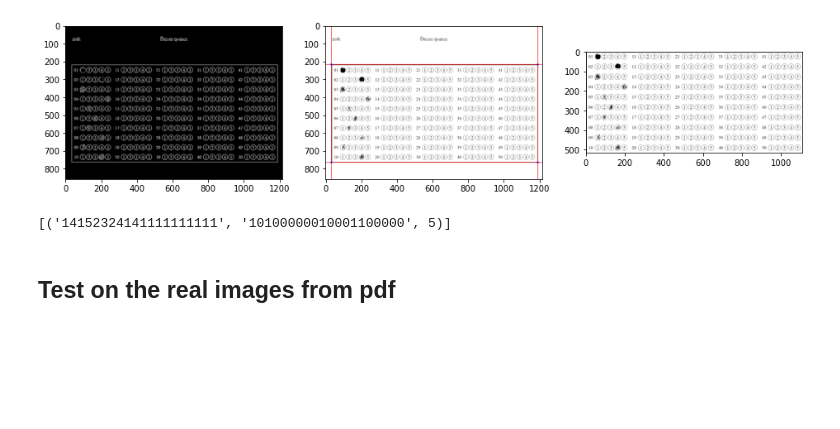
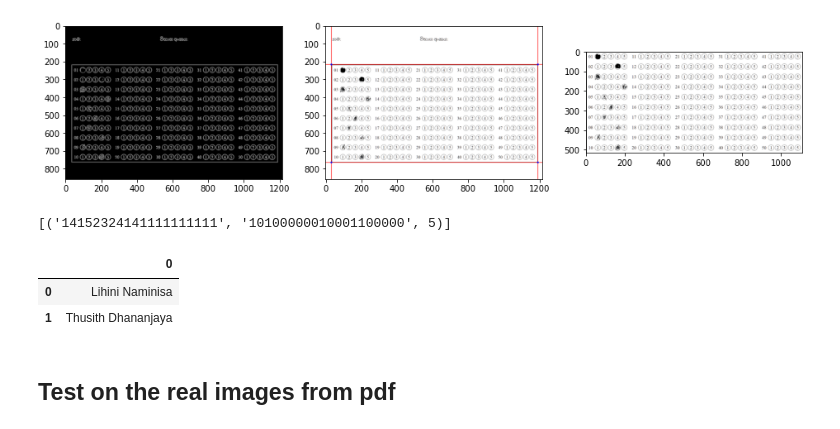
Before and after one commit to Avishka-Perera/mcq-marking-with-cv, a Jupyter notebook: read-answers/read-answers.ipynb, the cells around one changed output. Cells and saved outputs as stored; diff of their text form; code cells hidden in the pictures; blank space fills up the shorter version.

Commit message:
export with names

```diff
--- a/read-answers/read-answers.ipynb
+++ b/read-answers/read-answers.ipynb
@@ -286,6 +286,13 @@ print(results)
 # %% [output]
 [figure]
 [('14152324141111111111', '10100000010001100000', 5)]
+# %%
+names = pd.read_csv("names.csv", header=None)
+names
+# %% [output]
+|  | 0 |
+| 0 | Lihini Naminisa |
+| 1 | Thusith Dhananjaya |
 # %% [markdown]
 ## Test on the real images from pdf
 # %%
```
Also changed, not shown: parts of 2 cells of this notebook.
